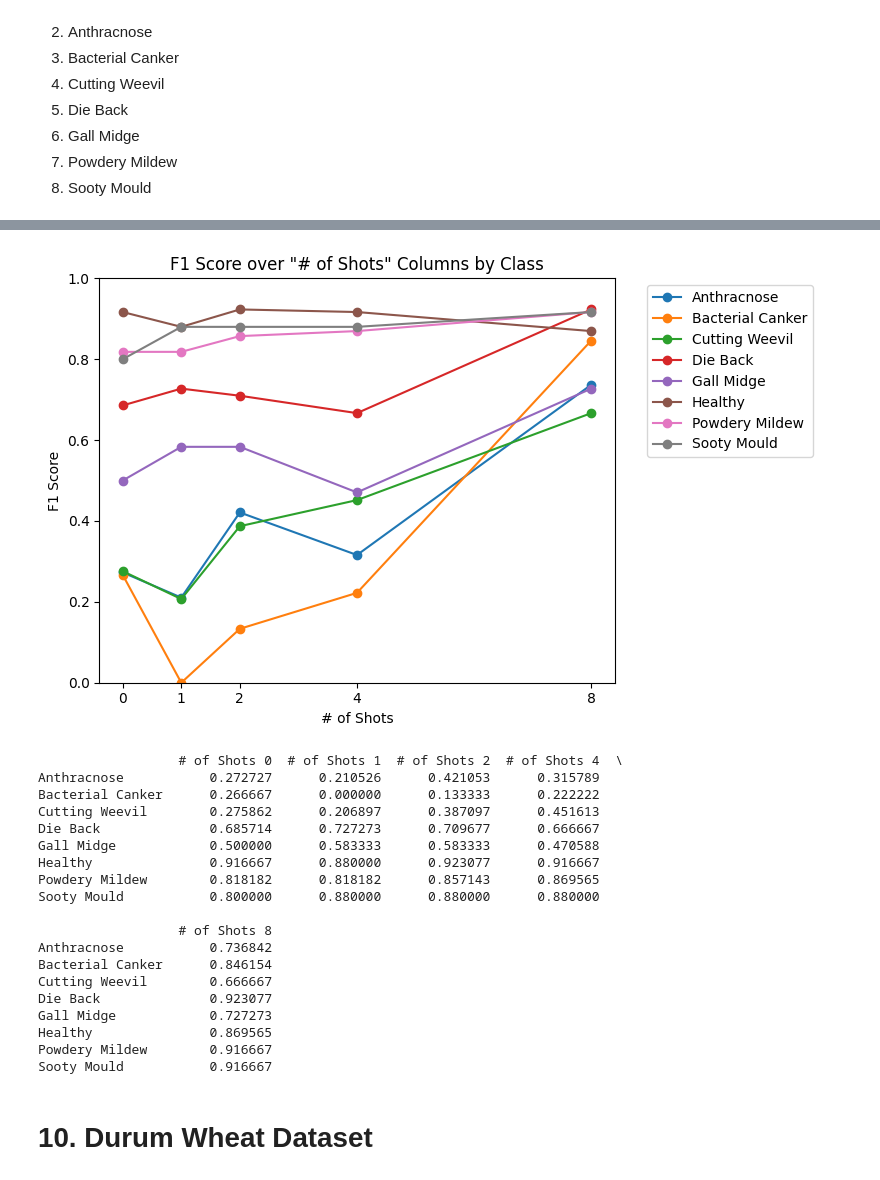
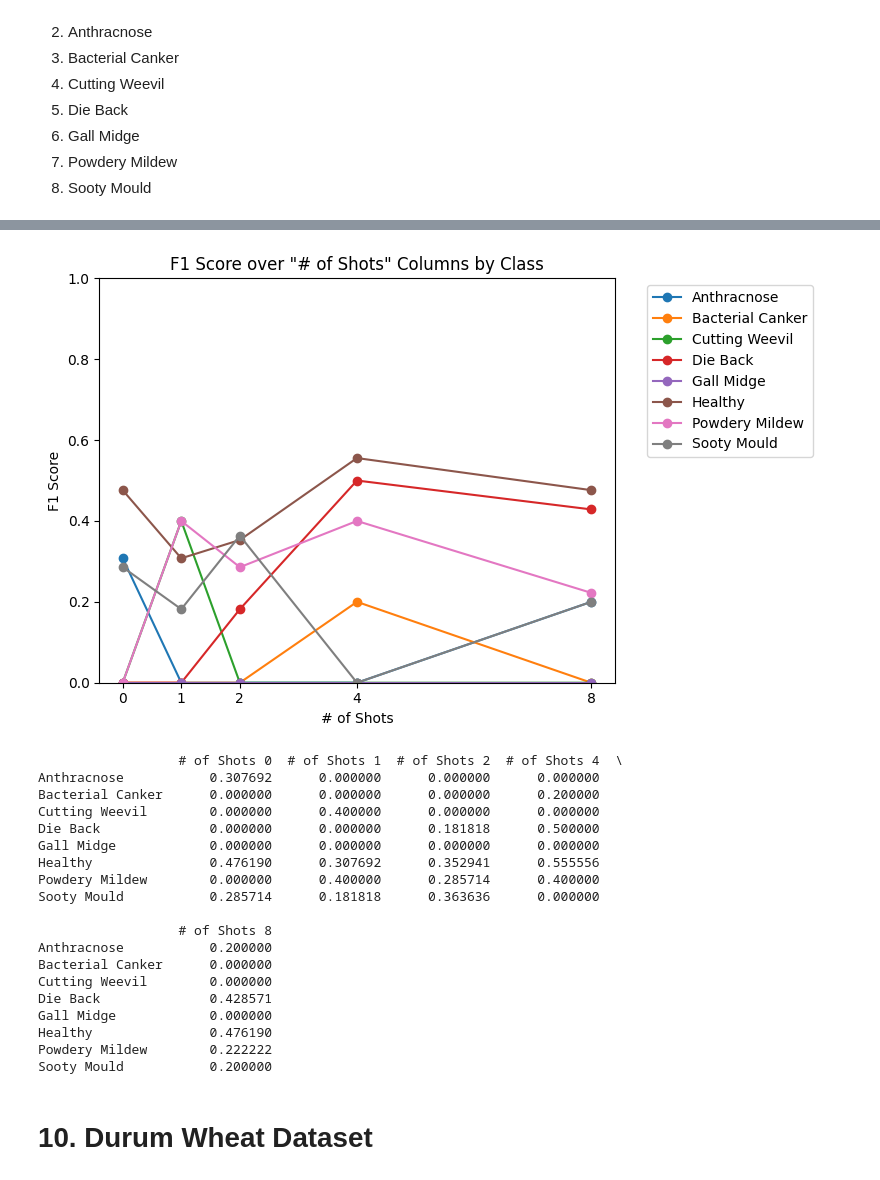
Before and after one commit to arbab-ml/AgEval, a Jupyter notebook: analysis and writeup.ipynb, the cells around one changed output, grey strips where cells are left out. Drawn from its saved outputs; the diff is of its cells as text; code cells hidden in the pictures.

```diff
--- a/analysis and writeup.ipynb
+++ b/analysis and writeup.ipynb
@@ -947,7 +947,7 @@ import matplotlib.pyplot as plt
 import numpy as np
 
 # Load the data
-data_path = "mango-leaf-disease-dataset.csv"
+data_path = "/Users/muhammadarbabarshad/Documents/Personal Data/GPT4o-with-sakib/results/Mango Leaf Disease/LLaVA v1.6 34B.csv"
 data = pd.read_csv(data_path)
 
 # Extract the ground truth and prediction columns
@@ -1021,7 +1012,7 @@ import matplotlib.pyplot as plt
 import numpy as np
 
 # Load the data
-data_path = "mango-leaf-disease-dataset.csv"
+data_path = "/Users/muhammadarbabarshad/Documents/Personal Data/GPT4o-with-sakib/results/Mango Leaf Disease/LLaVA v1.6 34B.csv"
 data = pd.read_csv(data_path)
 
 # Extract the ground truth column
@@ -1072,53 +1063,53 @@ fig, ax = plt.subplots(figsize=(8, 5))
 # Plot F1 scores for each class over different "# of Shots" columns
 for i, cls in enumerate(classes):
     ax.plot([0, 1, 2, 4, 8], f1_scores[:, i], marker='o', label=cls)
 
 # Labeling and aesthetics
 ax.set_xlabel('# of Shots')
 ax.set_ylabel('F1 Score')
 ax.set_title('F1 Score over "# of Shots" Columns by Class')
 ax.set_xticks([0, 1, 2, 4, 8])
 ax.set_xticklabels([f'{i}' for i in [0, 1, 2, 4, 8]])
 ax.set_ylim(0.00, 1)  # Adjust y-axis
 ax.legend(bbox_to_anchor=(1.05, 1), loc='upper left')
 
 plt.tight_layout()
 plt.savefig("analysis/challenging_I.png")
 plt.show()
 
 # Now to get the printing
 column_names = [f'# of Shots {i}' for i in [0, 1, 2, 4, 8]]
 
 # Convert the F1 scores to a dictionary with class labels as keys
 f1_scores_dict = {cls: scores for cls, scores in zip(classes, f1_scores.T)}
 
 # Create the DataFrame
 f1_scores_df = pd.DataFrame.from_dict(f1_scores_dict, orient='index', columns=column_names)
 
 
 # Print the DataFrame
 print(f1_scores_df)
 # %% [output]
-[figure, old version]
+[figure, new version]
                   # of Shots 0  # of Shots 1  # of Shots 2  # of Shots 4  \
-Anthracnose           0.272727      0.210526      0.421053      0.315789
-Bacterial Canker      0.266667      0.000000      0.133333      0.222222
-Cutting Weevil        0.275862      0.206897      0.387097      0.451613
-Die Back              0.685714      0.727273      0.709677      0.666667
-Gall Midge            0.500000      0.583333      0.583333      0.470588
-Healthy               0.916667      0.880000      0.923077      0.916667
-Powdery Mildew        0.818182      0.818182      0.857143      0.869565
-Sooty Mould           0.800000      0.880000      0.880000      0.880000
+Anthracnose           0.307692      0.000000      0.000000      0.000000
+Bacterial Canker      0.000000      0.000000      0.000000      0.200000
+Cutting Weevil        0.000000      0.400000      0.000000      0.000000
+Die Back              0.000000      0.000000      0.181818      0.500000
+Gall Midge            0.000000      0.000000      0.000000      0.000000
+Healthy               0.476190      0.307692      0.352941      0.555556
+Powdery Mildew        0.000000      0.400000      0.285714      0.400000
+Sooty Mould           0.285714      0.181818      0.363636      0.000000
 
                   # of Shots 8
-Anthracnose           0.736842
-Bacterial Canker      0.846154
-Cutting Weevil        0.666667
-Die Back              0.923077
-Gall Midge            0.727273
-Healthy               0.869565
-Powdery Mildew        0.916667
-Sooty Mould           0.916667
+Anthracnose           0.200000
+Bacterial Canker      0.000000
+Cutting Weevil        0.000000
+Die Back              0.428571
+Gall Midge            0.000000
+Healthy               0.476190
+Powdery Mildew        0.222222
+Sooty Mould           0.200000
 # %% [markdown]
 # 10. Durum Wheat Dataset
 # %% [markdown]
```
Also changed, not shown: parts of 3 cells of this notebook, 55 other files.
